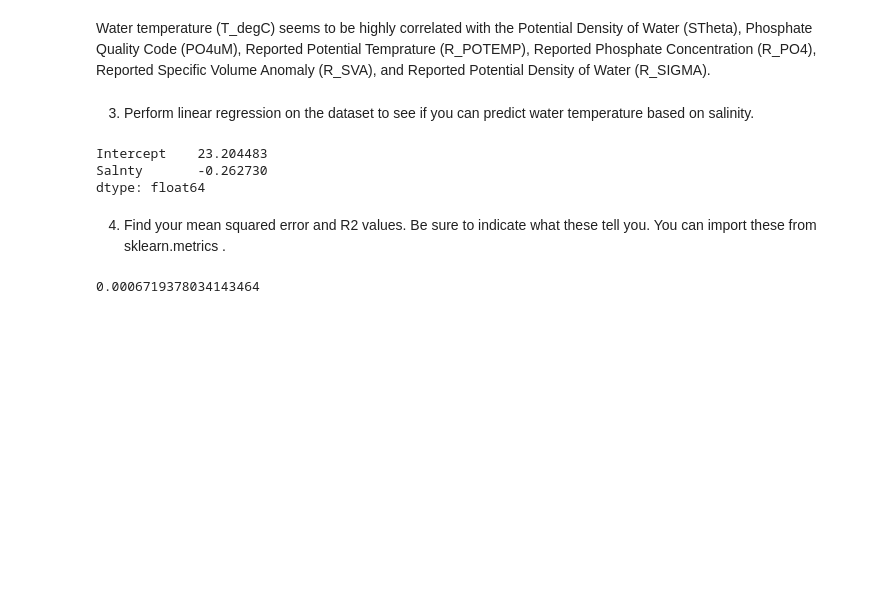
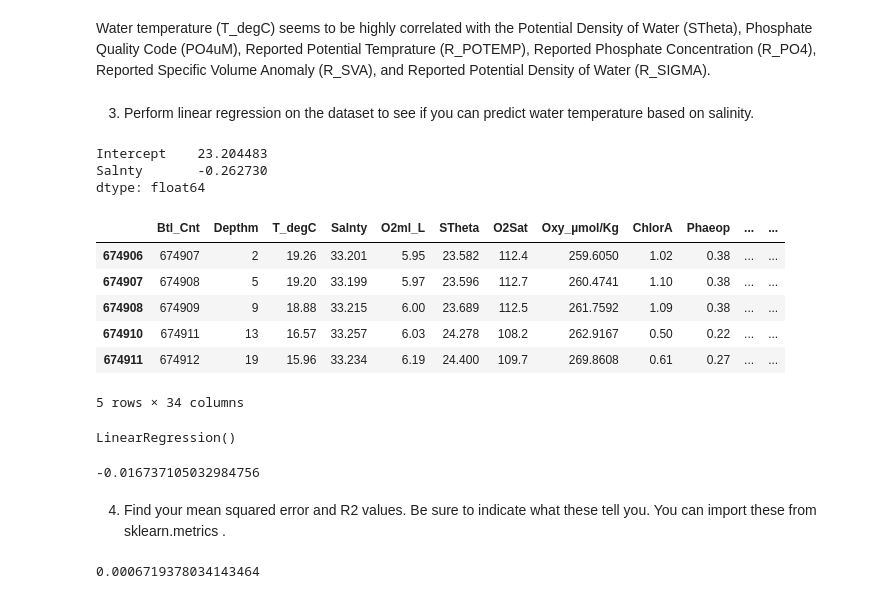
Before and after one commit to bellizzichrissy/homework, a Jupyter notebook: week 13 hw - supervised learning.ipynb, the cells around one changed output. Saved outputs shown, nothing was run; the diff lists cells and outputs as text; code cells hidden in the pictures; blank space fills up the shorter version.

```diff
--- a/week 13 hw - supervised learning.ipynb
+++ b/week 13 hw - supervised learning.ipynb
@@ -164,3 +164,17 @@ print(mdl_temp_vs_sal.params)
 Intercept    23.204483
 Salnty       -0.262730
 dtype: float64
+# %%
+#dropping columns with individual entry ID info, date info that might mess up functions,
+#other info not necessary for data modeling task
+new_bottle_df = noNaNs_bottle_df.drop(columns=["Cst_Cnt", "Sta_ID", "Depth_ID", "R_SAMP", "RecInd", "T_prec",
+                                               "S_prec", "IncTim"])
+new_bottle_df.head()
+# %% [output]
+|  | Btl_Cnt | Depthm | T_degC | Salnty | O2ml_L | STheta | O2Sat | Oxy_µmol/Kg | ChlorA | Phaeop | ... | ... |
+| 674906 | 674907 | 2 | 19.26 | 33.201 | 5.95 | 23.582 | 112.4 | 259.6050 | 1.02 | 0.38 | ... | ... |
+| 674907 | 674908 | 5 | 19.20 | 33.199 | 5.97 | 23.596 | 112.7 | 260.4741 | 1.10 | 0.38 | ... | ... |
+| 674908 | 674909 | 9 | 18.88 | 33.215 | 6.00 | 23.689 | 112.5 | 261.7592 | 1.09 | 0.38 | ... | ... |
+| 674910 | 674911 | 13 | 16.57 | 33.257 | 6.03 | 24.278 | 108.2 | 262.9167 | 0.50 | 0.22 | ... | ... |
+| 674911 | 674912 | 19 | 15.96 | 33.234 | 6.19 | 24.400 | 109.7 | 269.8608 | 0.61 | 0.27 | ... | ... |
+5 rows × 34 columns
@@ -166,0 +193,7 @@ dtype: float64
+# %%
+from sklearn.linear_model import LinearRegression
+
+regression_df = LinearRegression()
+regression_df.fit(X_train, y_train)
+# %% [output]
+LinearRegression()
@@ -167,3 +204,8 @@ dtype: float64
+# %%
+accuracy_score = regression_df.score(X_test, y_test)
+print(accuracy_score)
+# %% [output]
+-0.016737105032984756
 # %% [markdown]
 4. Find your mean squared error and R2 values. Be sure to indicate what these tell you. You can import these from sklearn.metrics .
 # %%
```
Also changed, not shown: parts of 14 cells of this notebook.
